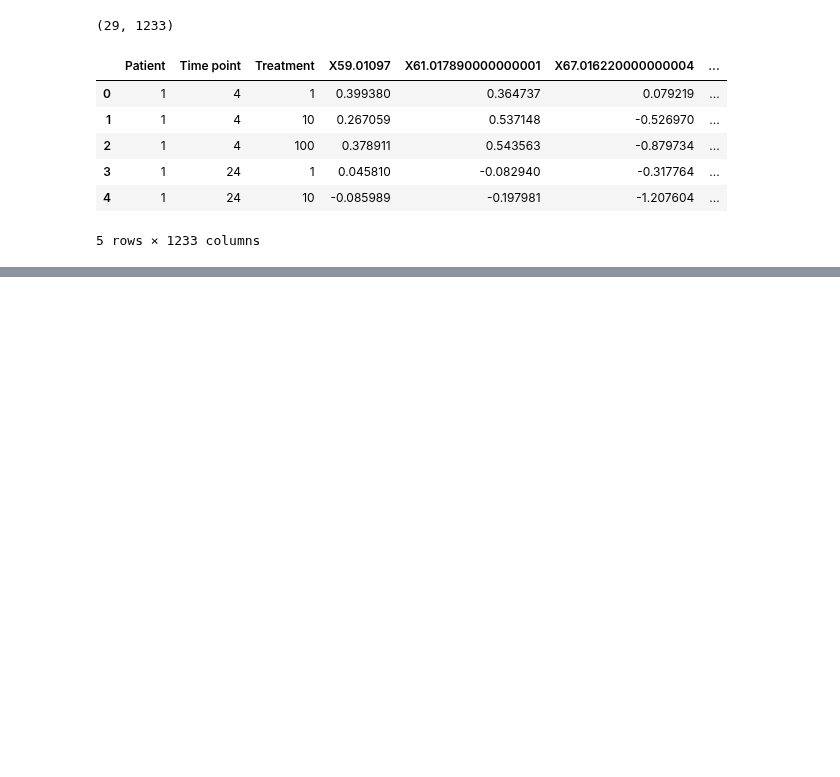
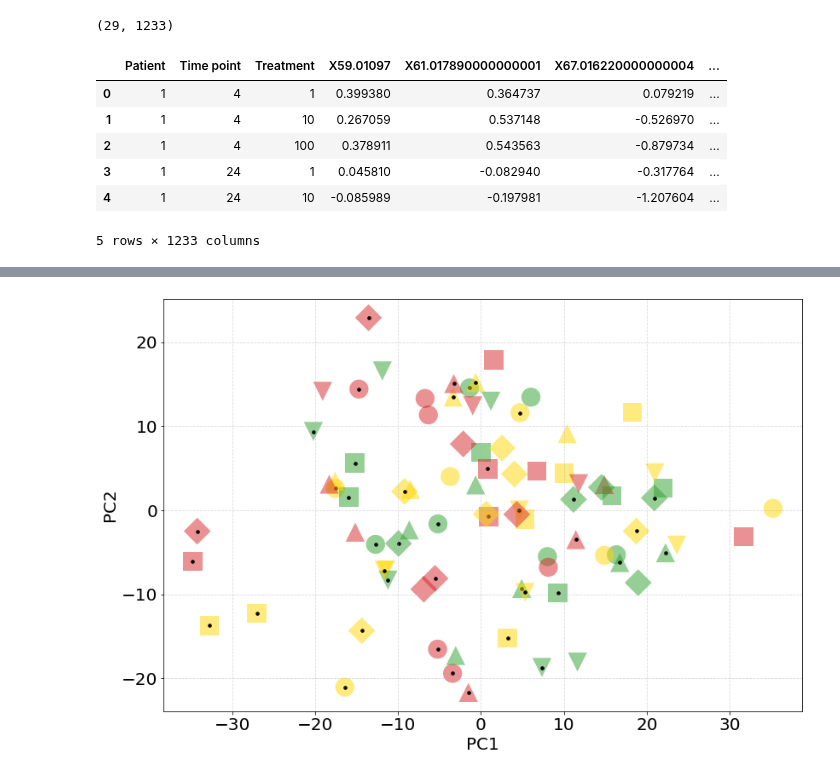
Before and after one commit to adelomana/HUVECs, a Jupyter notebook: Fig.4.untargeted/patient-specific/sample normalization.ipynb, the cells around one changed output, grey strips where cells are left out. Saved outputs shown, nothing was run; the diff lists cells and outputs as text; code cells hidden in the pictures; blank space fills up the shorter version.

Commit message:
normalization using zscores added

```diff
--- a/Fig.4.untargeted/patient-specific/sample normalization.ipynb
+++ b/Fig.4.untargeted/patient-specific/sample normalization.ipynb
@@ -396,0 +473,10 @@ fcdf.head()
+# %%
+frames = []
+for patient in patients:
+    sub = var_df_clean[var_df_clean['Patient'] == patient]
+    new = sub.apply(lambda x: scipy.stats.zscore(x) if 'X' in x.name else x)
+    print(new.shape)
+    frames.append(new)
+result = pandas.concat(frames)
+print(result.shape)
+result.head()
@@ -396,0 +499,3 @@ fcdf.head()
+# %%
+pca_input = result.iloc[:, 3:]
+pca_input.head()
@@ -396,0 +510,7 @@ fcdf.head()
+# %%
+pca = sklearn.decomposition.PCA(n_components=2)
+x = sklearn.preprocessing.StandardScaler().fit_transform(pca_input)
+principalComponents = pca.fit_transform(x)
+
+print(principalComponents.shape)
+print(pca.explained_variance_ratio_)
@@ -396,0 +541,40 @@ fcdf.head()
+# %%
+for i in range(len(x)):
+
+    # marker based on patient
+    patient = result.iloc[i, 2]
+    if patient == 1:
+        the_marker = 'o'
+    elif patient == 2:
+        the_marker = 's'
+    elif patient == 3:
+        the_marker = '^'
+    elif patient == 4:
+        the_marker = 'v'
+    elif patient == 5:
+        the_marker = 'D'
+    else:
+        print('error1')
+
+    # color based on treatment
+    treatment = result.iloc[i, 0]
+    if treatment == 1:
+        the_color = 'tab:green'
+    elif treatment == 10:
+        the_color = 'gold'
+    elif treatment == 100:
+        the_color = 'tab:red'
+    else:
+        print('error2')
+
+    matplotlib.pyplot.scatter(principalComponents[i, 0], principalComponents[i, 1], c=the_color, s=500, alpha=0.5, edgecolors='none', marker=the_marker)
+
+    if result.iloc[i, 1] == 24:
+        matplotlib.pyplot.scatter(principalComponents[i, 0], principalComponents[i, 1], c='black', s=50, edgecolors='black', marker='.')
+
+matplotlib.pyplot.xlabel('PC1')
+matplotlib.pyplot.ylabel('PC2')
+matplotlib.pyplot.grid(alpha=0.5, ls='--')
+matplotlib.pyplot.tight_layout()
+# %% [output]
+[figure, added]
```
Also changed, not shown: parts of 19 cells of this notebook, 1 other file.
